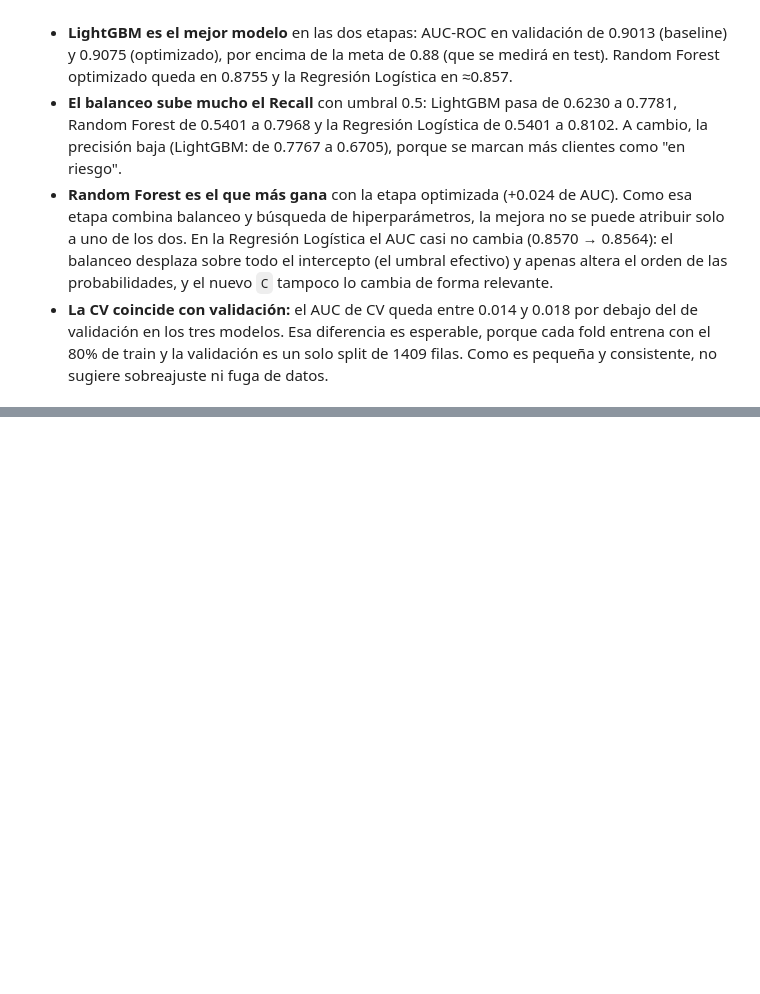
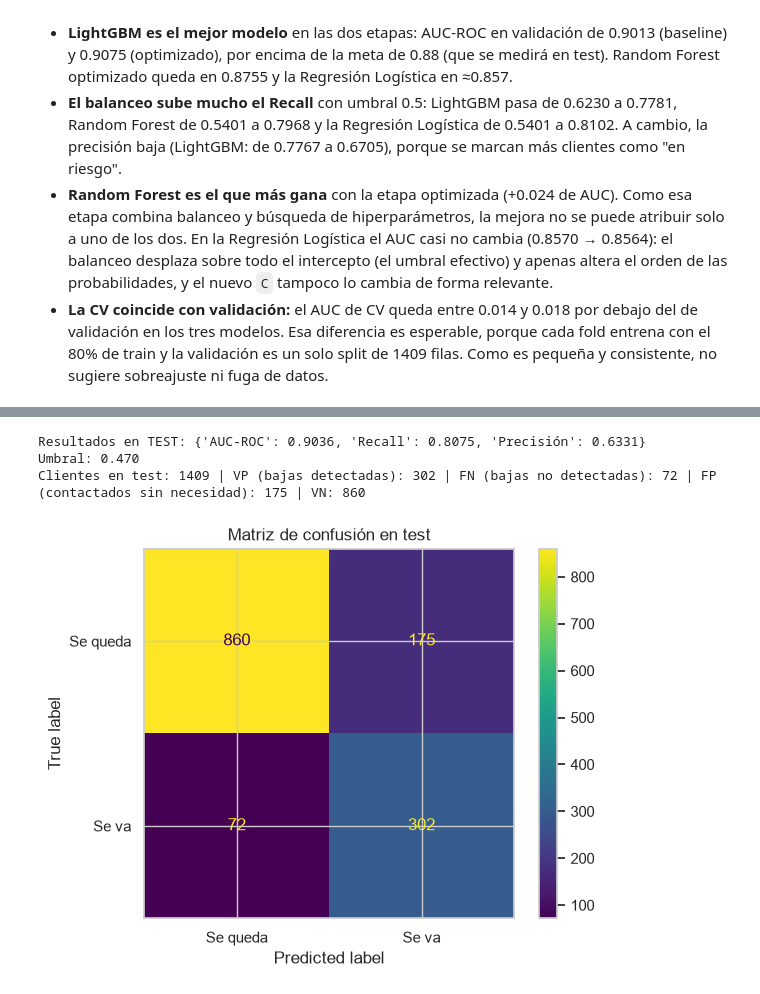
Before and after one commit to carabagiioo/interconnect-churn, a Jupyter notebook: interconnect_churn.ipynb, the cells around one changed output, grey strips where cells are left out. Drawn from its saved outputs; the diff is of its cells as text; code cells hidden in the pictures; blank space fills up the shorter version.

```diff
--- a/interconnect_churn.ipynb
+++ b/interconnect_churn.ipynb
@@ -419,0 +454,19 @@ pd.set_option("display.width", 200)
+# %%
+final_model = clone(best_model)
+final_model.fit(pd.concat([X_tr, X_va]), pd.concat([y_train, y_valid]))
+test_metrics = evaluate(final_model, X_te, y_test, threshold)
+print("Resultados en TEST:", {k: round(v, 4) for k, v in test_metrics.items()})
+print(f"Umbral: {threshold:.3f}")
+
+pred_test = (final_model.predict_proba(X_te)[:, 1] >= threshold).astype(int)
+tn, fp, fn, tp = pd.crosstab(y_test, pred_test).reindex(index=[0, 1], columns=[0, 1], fill_value=0).to_numpy().ravel()
+print(f"Clientes en test: {len(y_test)} | VP (bajas detectadas): {tp} | FN (bajas no detectadas): {fn} | "
+      f"FP (contactados sin necesidad): {fp} | VN: {tn}")
+ConfusionMatrixDisplay.from_predictions(y_test, pred_test, display_labels=["Se queda", "Se va"])
+plt.title("Matriz de confusión en test")
+plt.show()
+# %% [output]
+Resultados en TEST: {'AUC-ROC': 0.9036, 'Recall': 0.8075, 'Precisión': 0.6331}
+Umbral: 0.470
+Clientes en test: 1409 | VP (bajas detectadas): 302 | FN (bajas no detectadas): 72 | FP (contactados sin necesidad): 175 | VN: 860
+[figure, added]
```
Also changed, not shown: parts of 5 cells of this notebook.
